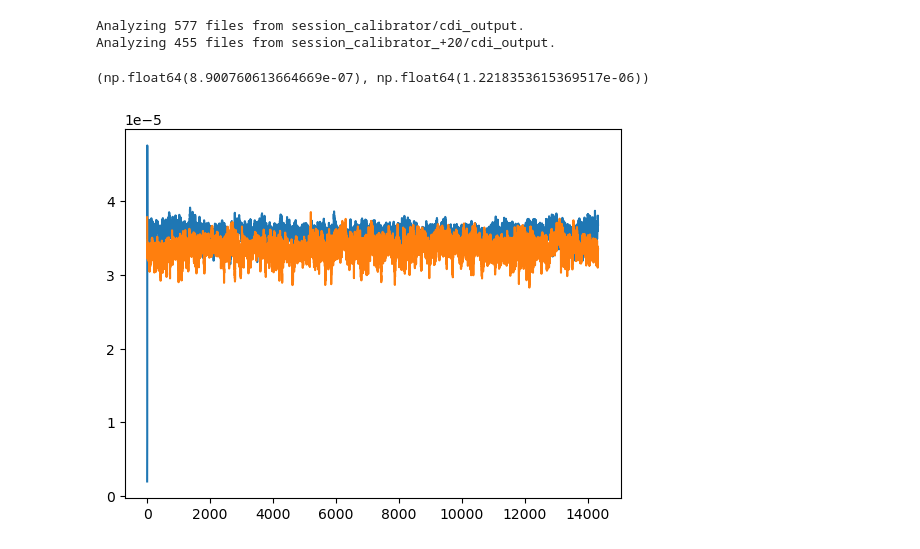
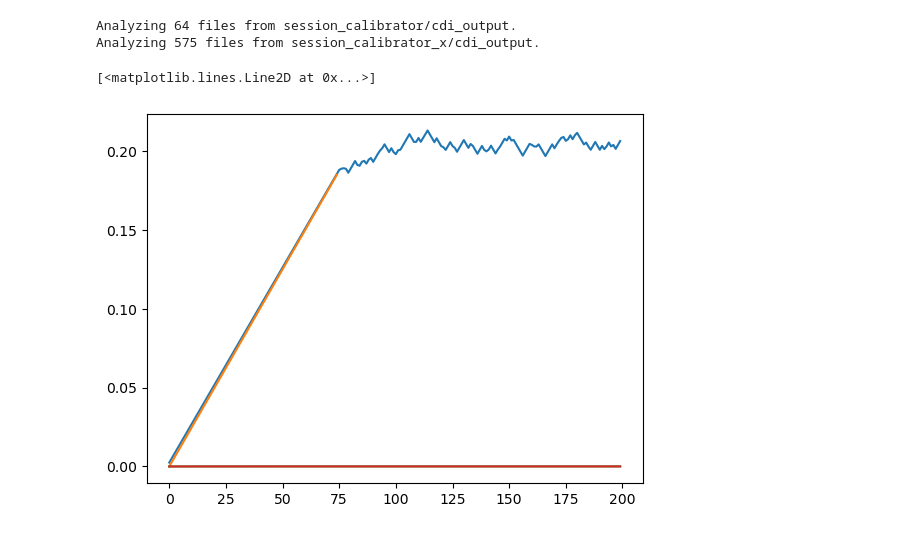
Before and after one commit to lusee-night/uncrater, a Jupyter notebook: calib_test.ipynb, the cells around one changed output. Saved outputs shown, nothing was run; the diff lists cells and outputs as text; code cells hidden in the pictures.

```diff
--- a/calib_test.ipynb
+++ b/calib_test.ipynb
@@ -21,17 +24,19 @@ def spec(w):
 # %%
 C = uc.Collection("session_calibrator/cdi_output", cut_to_hello=True)
 
 
-Cd = uc.Collection("session_calibrator_+20/cdi_output", cut_to_hello=True)
+Cd = uc.Collection("session_calibrator_x/cdi_output", cut_to_hello=True)
 
-plt.plot(C.cd_drift[:])
-plt.plot(Cd.cd_drift[:])
-C.cd_drift[200:].std(),Cd.cd_drift[200:].std()
+plt.plot(C.cd_drift[:200]/alpha_to_pdrift)
+#plt.plot(np.arange(75), np.arange(75)*0.0025)
+plt.plot(C.cd_have_lock[:200]*1e-5)
+plt.plot(Cd.cd_drift[:200])
+#C.cd_drift[200:2000].std(),Cd.cd_drift[200:2000].std()
 # %% [output]
-Analyzing 577 files from session_calibrator/cdi_output.
-Analyzing 455 files from session_calibrator_+20/cdi_output.
+Analyzing 64 files from session_calibrator/cdi_output.
+Analyzing 575 files from session_calibrator_x/cdi_output.
-(np.float64(8.900760613664669e-07), np.float64(1.2218353615369517e-06))
+[<matplotlib.lines.Line2D at 0x...>]
-[figure, old version]
+[figure, new version]
 # %%
 for i in [0,7]:
     plt.plot(np.mean(np.array([sp[2].data[:] for sp in C.spectra[i::8]]),axis=0),'.')
```
Also changed, not shown: parts of 25 cells of this notebook, 3 other files.
